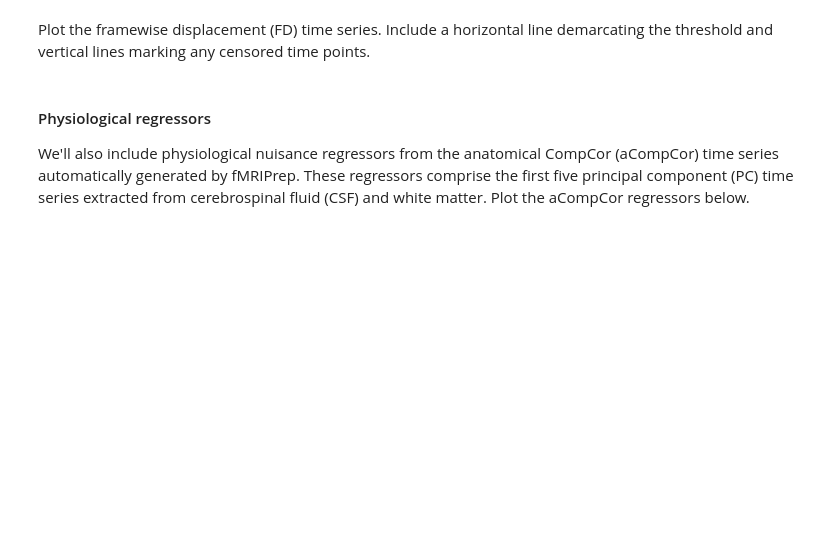
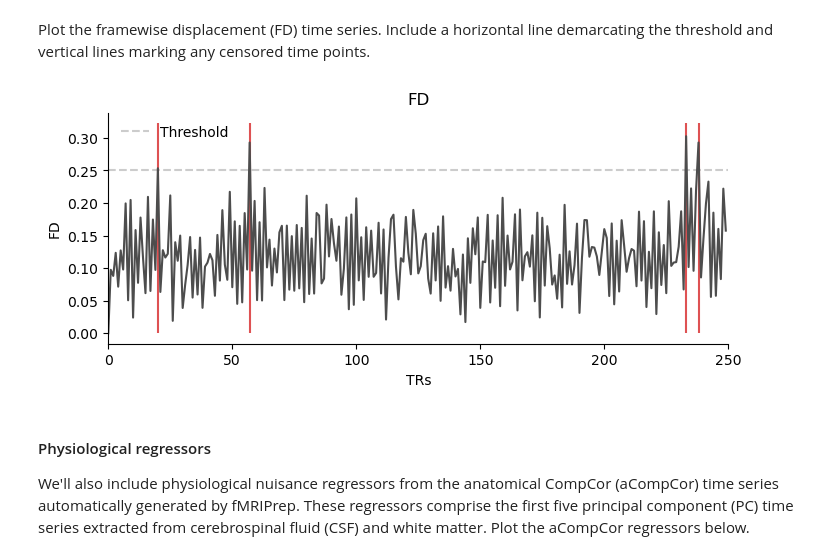
Before and after one commit to yunchang-z/neu502b-lab, a Jupyter notebook: fmri-04/fmri-04-glm.ipynb, the cells around one changed output. Cells and saved outputs as stored; diff of their text form; code cells hidden in the pictures; blank space fills up the shorter version.

```diff
--- a/fmri-04/fmri-04-glm.ipynb
+++ b/fmri-04/fmri-04-glm.ipynb
@@ -116,3 +121,17 @@ Plot the framewise displacement (FD) time series. Include a horizontal line dema
+# %%
+# Plot the FD
+fig, ax = plt.subplots(1,1,figsize=(8,3))
+ax.plot(fd, c='.3', label='_nolegend_')
+ax.hlines(fd_threshold, 0, fd.shape[0], colors='.8',
+          linestyle='--', zorder=-1)
+ax.vlines(bad_vols, 0, np.nanmax(fd) + .02, colors='tab:red',
+          zorder=0, alpha=.8)
+ax.set(xlim=(0, fd.size), xlabel='TRs', ylabel='FD')
+ax.legend(['Threshold'], frameon=False)
+plt.title('FD')
+sns.despine()
+# %% [output]
+[figure, added]
 # %% [markdown]
 #### Physiological regressors
 
```
Also changed, not shown: parts of 17 cells of this notebook.
